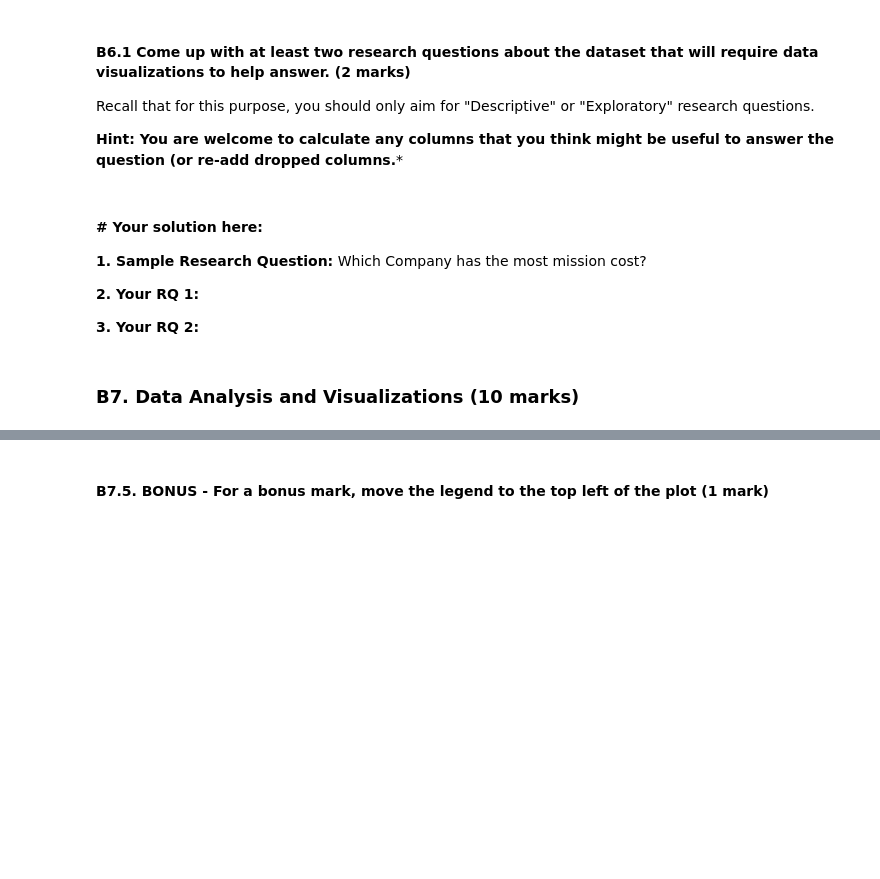
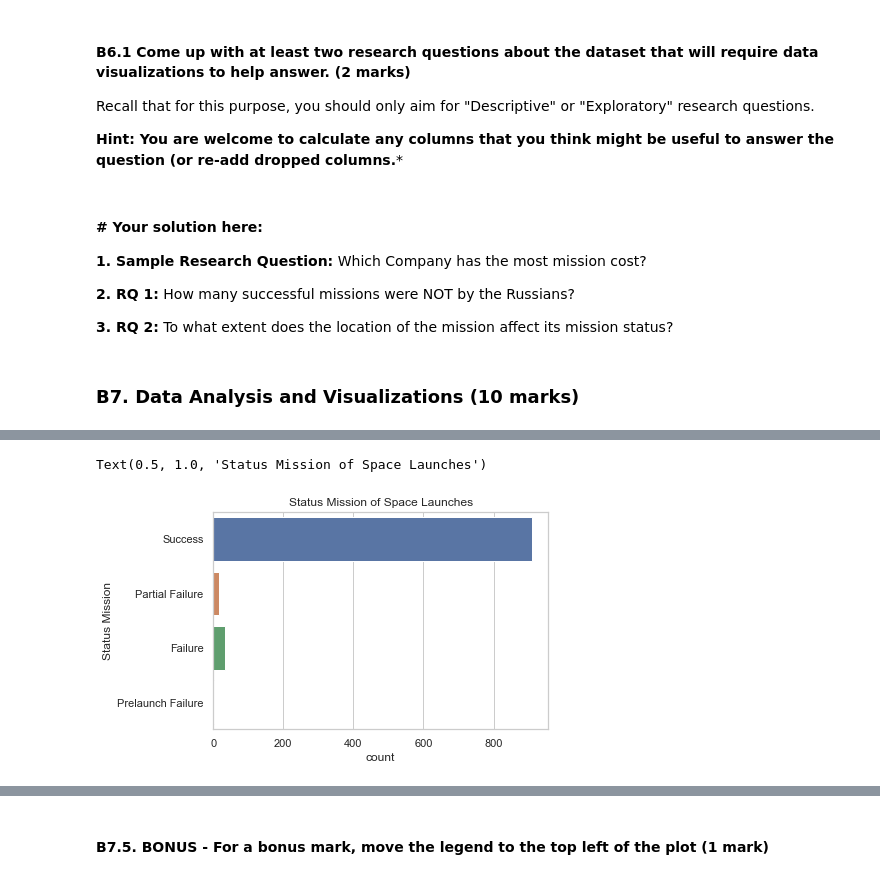
Before and after one commit to data301-2020-winter2/data301-lab5-lletef16, a Jupyter notebook: lab5.ipynb, the cells around one changed output, grey strips where cells are left out. Saved outputs shown, nothing was run; the diff lists cells and outputs as text; code cells hidden in the pictures; blank space fills up the shorter version.

```diff
--- a/lab5.ipynb
+++ b/lab5.ipynb
@@ -251,0 +252,3 @@ To do this, first we need to add a new column to our dataset to turn the column
+# %%
+df['Datum'] = pd.to_datetime(df['Datum'],utc=True).dt.date
+df
@@ -271,9 +315,9 @@ Recall that for this purpose, you should only aim for "Descriptive" or "Explorat
 
 **1. Sample Research Question:** Which Company has the most mission cost?
 
-**2. Your RQ 1:**
+**2. RQ 1:** How many successful missions were NOT by the Russians?
 
-**3. Your RQ 2:**
+**3. RQ 2:** To what extent does the location of the mission affect its mission status?
 # %% [markdown]
 ### B7. Data Analysis and Visualizations (10 marks)
 # %% [markdown]
@@ -290,3 +332,8 @@ Set the title to be "Status Mission of space launches".
+# %%
+sns.countplot(y="Status Mission", data=df).set_title("Status Mission of Space Launches")
+# %% [output]
+Text(0.5, 1.0, 'Status Mission of Space Launches')
+[figure, added]
 # %% [markdown]
 #### B7.2. Counts of launches by country (2 marks)
 
```
Also changed, not shown: parts of 23 cells of this notebook, 1 other file.
